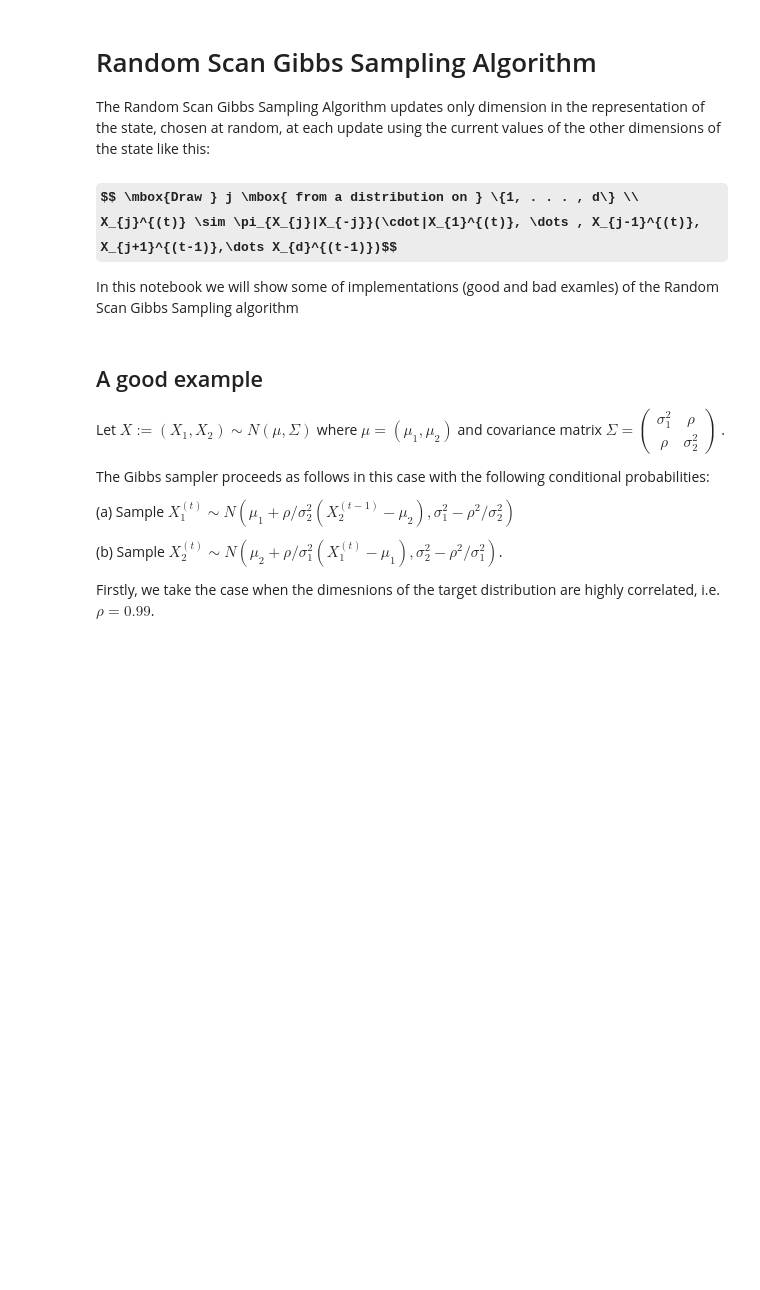
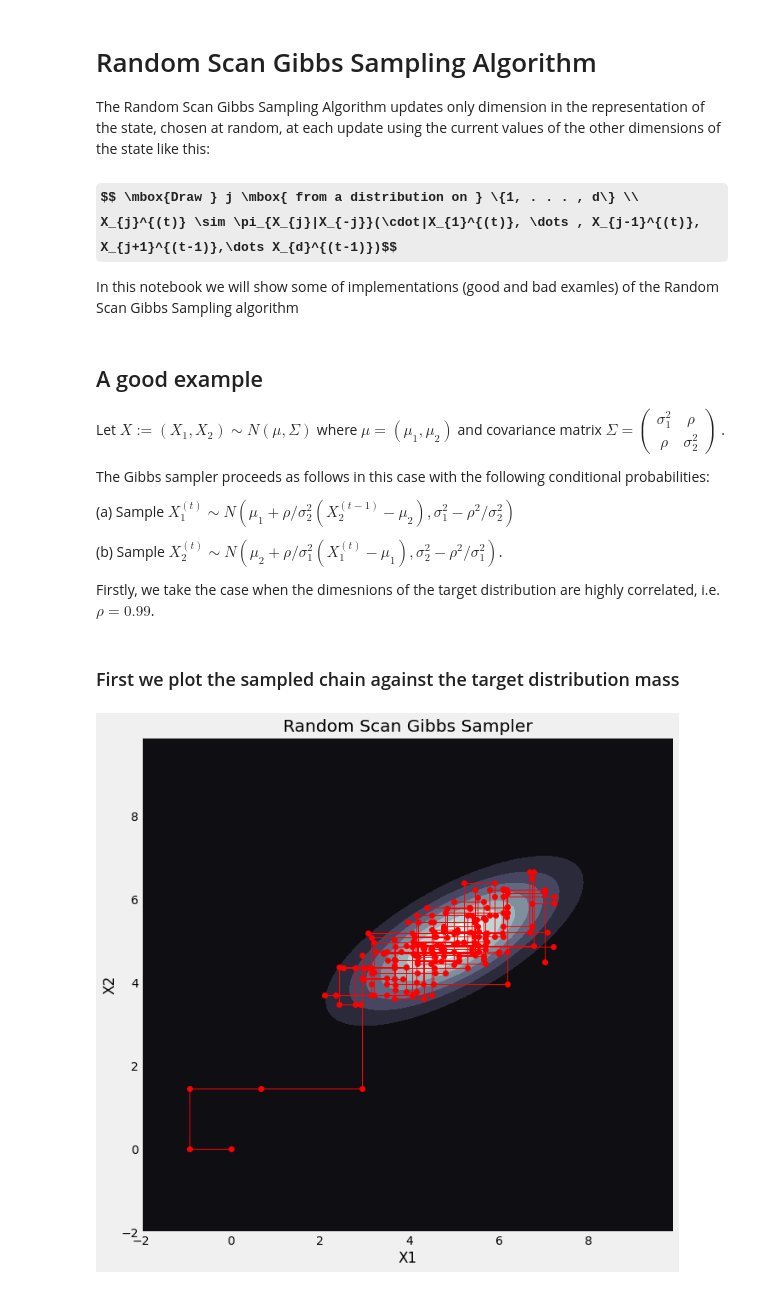
Before and after one commit to I-Bouros/seqgibbs, a Jupyter notebook: seqgibbs/examples/rand_scan_gibbs.ipynb, the cells around one changed output. Drawn from its saved outputs; the diff is of its cells as text; code cells hidden in the pictures; some formulas as TeX source; blank space fills up the shorter version.

```diff
--- a/seqgibbs/examples/rand_scan_gibbs.ipynb
+++ b/seqgibbs/examples/rand_scan_gibbs.ipynb
@@ -65,3 +65,32 @@ rand_sampler.add_1_d_sampler(second_sampler)
 
 # Run 200 complete scan cycles of the algorithm and save the chain
 chain1 = rand_sampler.run(num_cycles=200)
+# %% [markdown]
+### First we plot the sampled chain against the target distribution mass
+# %%
+# Plot target distribution in white and grey
+from matplotlib import style
+style.use('fivethirtyeight')
+from scipy.stats import multivariate_normal
+
+x,y = np.mgrid[-2:10:.1, -2:10:0.1]
+
+pos = np.dstack((x, y))
+rv = multivariate_normal([mu1, mu2], [[var1, rho], [rho, var2]])
+fig = plt.figure(figsize=(10,10))
+ax0 = fig.add_subplot(111)
+ax0.contourf(x, y, rv.pdf(pos), cmap=plt.cm.bone)
+
+# Separate the 1st and second dimensions of the states in the chain and
+# plot the Gibbs sampler steps
+gibbs_x1 = np.asarray(chain1)[:,0].tolist()
+gibbs_x2 = np.asarray(chain1)[:,1].tolist()
+
+plt.plot(gibbs_x1, gibbs_x2, marker='o', c='r', linewidth=1)
+
+plt.xlabel('X1')
+plt.ylabel('X2')
+plt.title('Random Scan Gibbs Sampler')
+plt.show()
+# %% [output]
+[figure, added]
```
Also changed, not shown: parts of 12 cells of this notebook, 1 other file.
